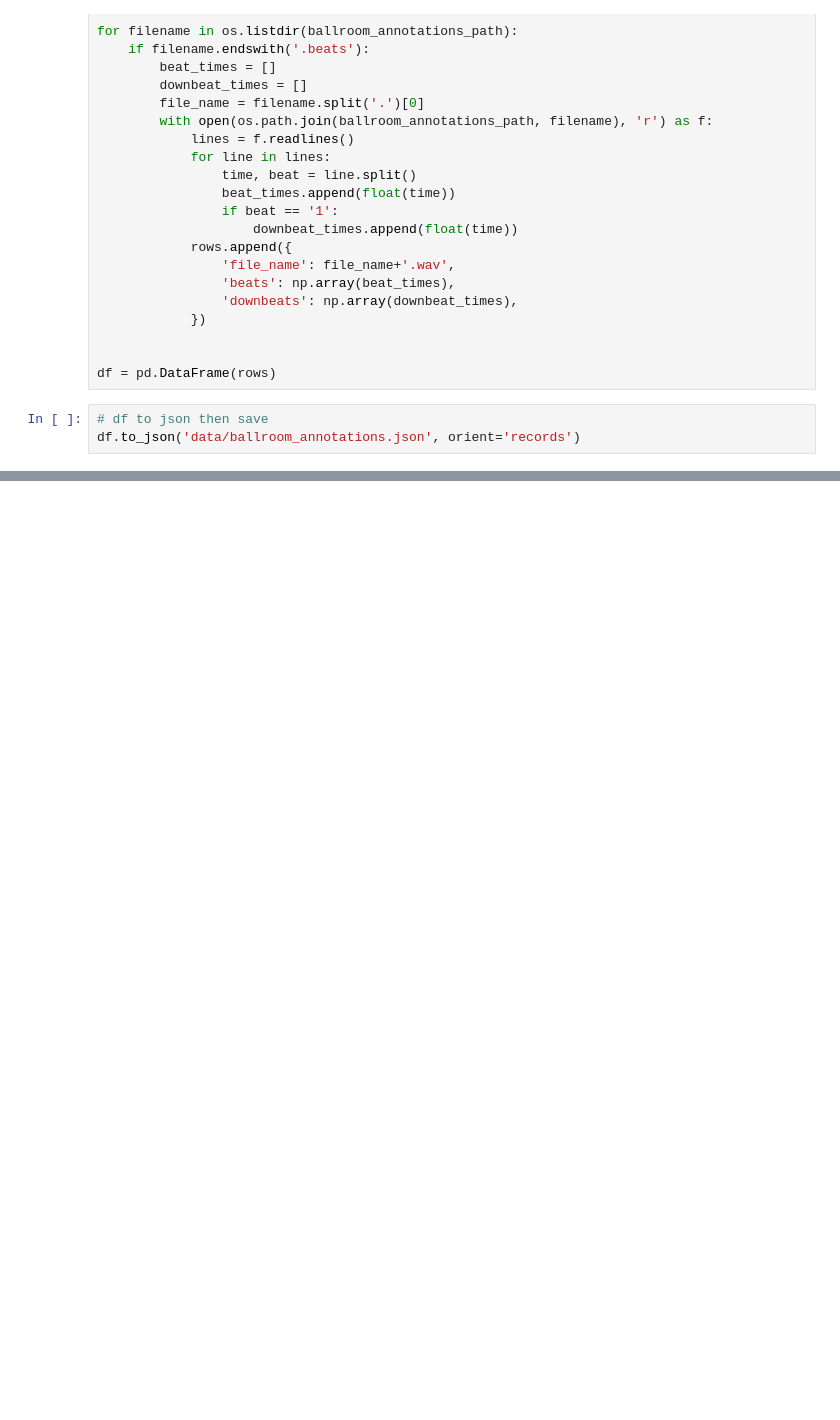
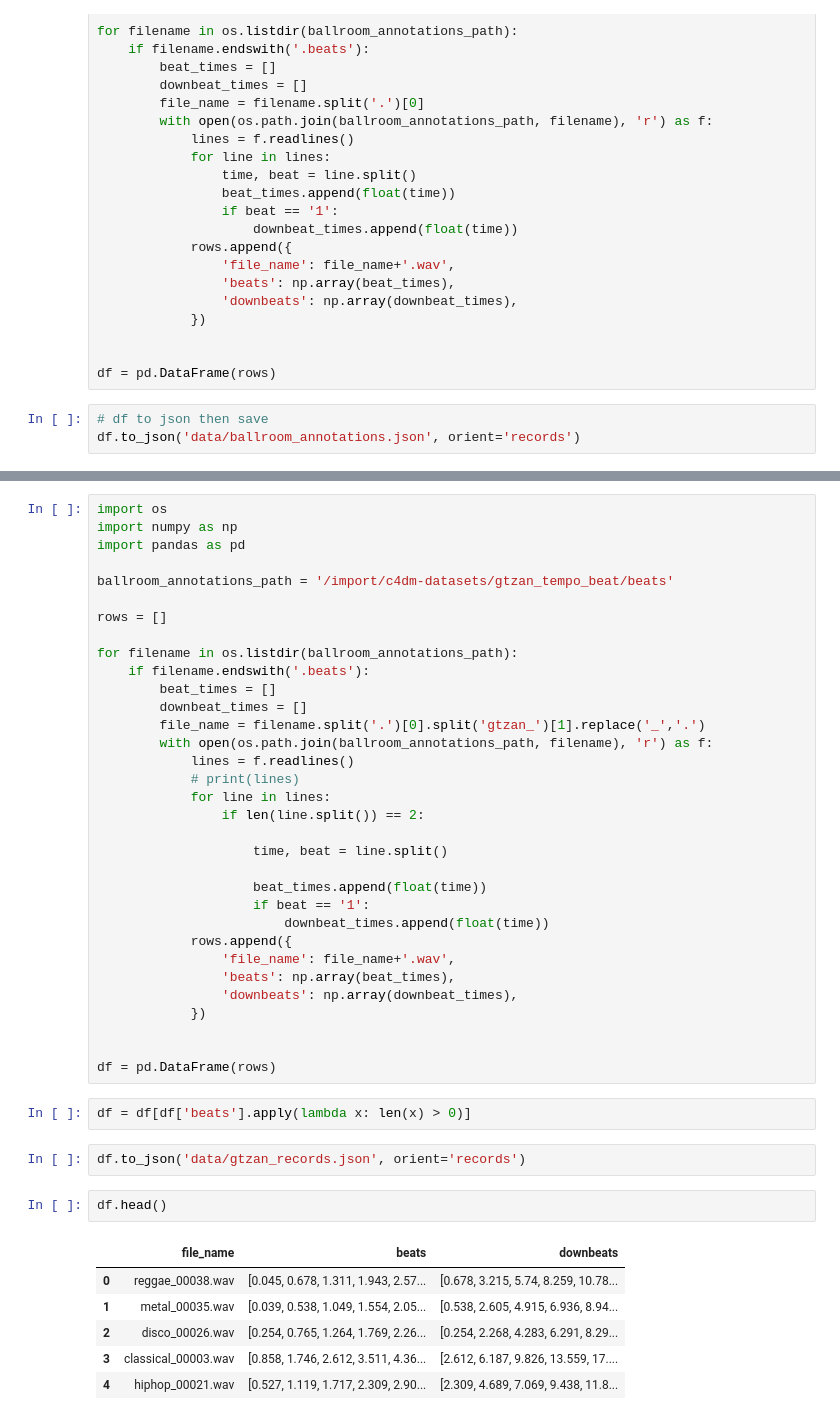
Before and after one commit to Pliploop/beat_tracker, a Jupyter notebook: build_ballroom_annotations.ipynb, the cells around one changed output, grey strips where cells are left out. Cells and saved outputs as stored; diff of their text form; blank space fills up the shorter version.

```diff
--- a/build_ballroom_annotations.ipynb
+++ b/build_ballroom_annotations.ipynb
@@ -32,0 +80,46 @@ df.to_json('data/ballroom_annotations.json', orient='records')
+# %%
+import os
+import numpy as np
+import pandas as pd
+
+ballroom_annotations_path = '/import/c4dm-datasets/gtzan_tempo_beat/beats'
+
+rows = []
+
+for filename in os.listdir(ballroom_annotations_path):
+    if filename.endswith('.beats'):
+        beat_times = []
+        downbeat_times = []
+        file_name = filename.split('.')[0].split('gtzan_')[1].replace('_','.')
+        with open(os.path.join(ballroom_annotations_path, filename), 'r') as f:
+            lines = f.readlines()
+            # print(lines)
+            for line in lines:
+                if len(line.split()) == 2:
+
+                    time, beat = line.split()
+
+                    beat_times.append(float(time))
+                    if beat == '1':
+                        downbeat_times.append(float(time))
+            rows.append({
+                'file_name': file_name+'.wav',
+                'beats': np.array(beat_times),
+                'downbeats': np.array(downbeat_times),
+            })
+
+
+df = pd.DataFrame(rows)
+# %%
+df = df[df['beats'].apply(lambda x: len(x) > 0)]
+# %%
+df.to_json('data/gtzan_records.json', orient='records')
+# %%
+df.head()
+# %% [output]
+|  | file_name | beats | downbeats |
+| 0 | reggae_00038.wav | [0.045, 0.678, 1.311, 1.943, 2.57... | [0.678, 3.215, 5.74, 8.259, 10.78... |
+| 1 | metal_00035.wav | [0.039, 0.538, 1.049, 1.554, 2.05... | [0.538, 2.605, 4.915, 6.936, 8.94... |
+| 2 | disco_00026.wav | [0.254, 0.765, 1.264, 1.769, 2.26... | [0.254, 2.268, 4.283, 6.291, 8.29... |
+| 3 | classical_00003.wav | [0.858, 1.746, 2.612, 3.511, 4.36... | [2.612, 6.187, 9.826, 13.559, 17.... |
+| 4 | hiphop_00021.wav | [0.527, 1.119, 1.717, 2.309, 2.90... | [2.309, 4.689, 7.069, 9.438, 11.8... |
```
Also changed, not shown: parts of 3 cells of this notebook, 19 other files.
